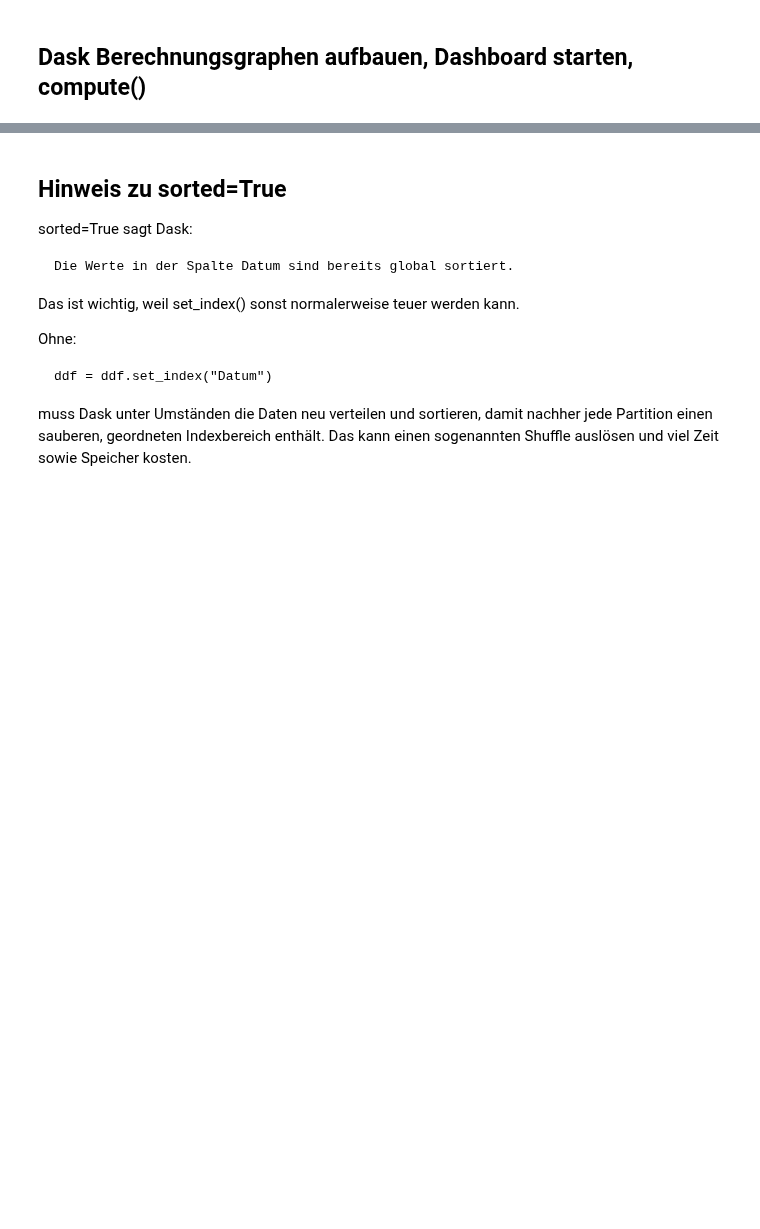
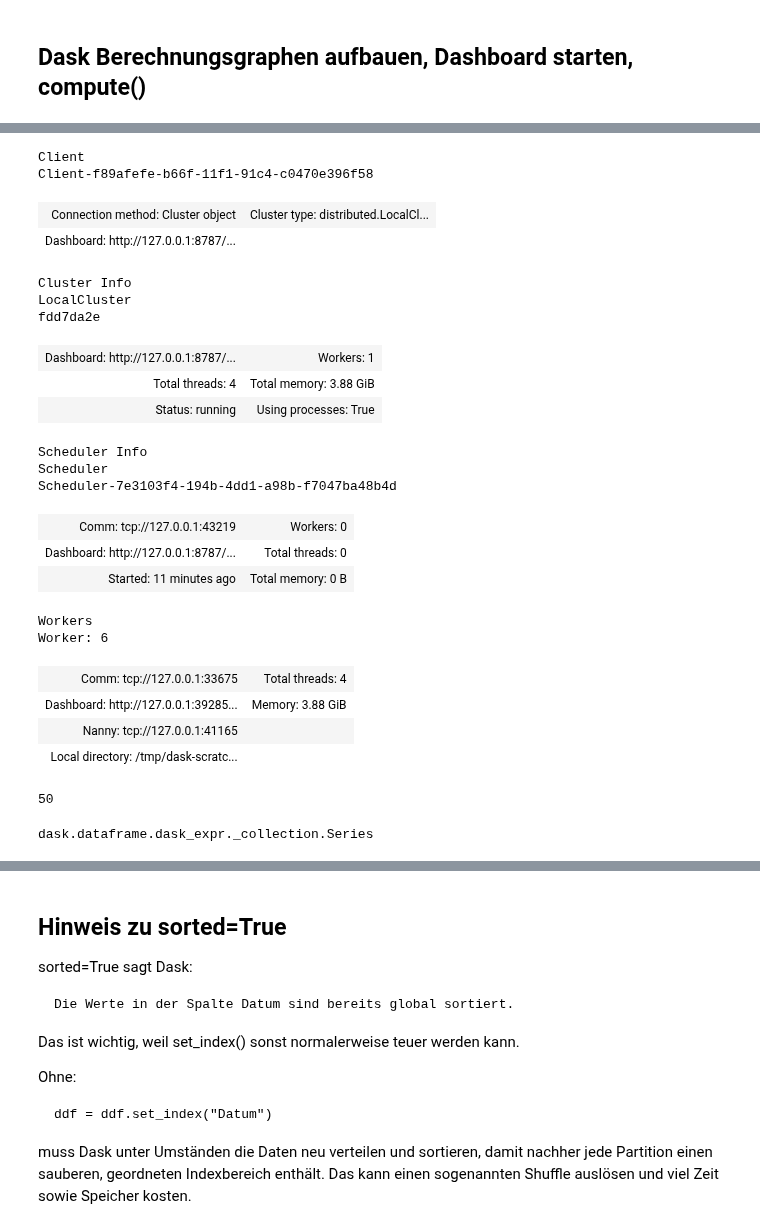
Before and after one commit to juebrauer/examples, a Jupyter notebook: 061_parquet_dask_pyspark/dask.ipynb, the cells around one changed output, grey strips where cells are left out. Cells and saved outputs as stored; diff of their text form; code cells hidden in the pictures; blank space fills up the shorter version.

```diff
--- a/061_parquet_dask_pyspark/dask.ipynb
+++ b/061_parquet_dask_pyspark/dask.ipynb
@@ -683,3 +700,36 @@ Anzahl Partitionen: 50
+# %%
+client
+# %% [output]
+Client
+Client-f89afefe-b66f-11f1-91c4-c0470e396f58
+| Connection method: Cluster object | Cluster type: distributed.LocalCl... |
+| Dashboard: http://127.0.0.1:8787/... |  |
+Cluster Info
+LocalCluster
+fdd7da2e
+| Dashboard: http://127.0.0.1:8787/... | Workers: 1 |
+| Total threads: 4 | Total memory: 3.88 GiB |
+| Status: running | Using processes: True |
+Scheduler Info
+Scheduler
+Scheduler-7e3103f4-194b-4dd1-a98b-f7047ba48b4d
+| Comm: tcp://127.0.0.1:43219 | Workers: 0 |
+| Dashboard: http://127.0.0.1:8787/... | Total threads: 0 |
+| Started: 11 minutes ago | Total memory: 0 B |
+Workers
+Worker: 6
+| Comm: tcp://127.0.0.1:33675 | Total threads: 4 |
+| Dashboard: http://127.0.0.1:39285... | Memory: 3.88 GiB |
+| Nanny: tcp://127.0.0.1:41165 |  |
+| Local directory: /tmp/dask-scratc... |  |
+# %%
+ddf.npartitions
+# %% [output]
+50
+# %%
+type(geglaettet)
+# %% [output]
+dask.dataframe.dask_expr._collection.Series
 # %%
 # Den Dask Task-Graph visualisieren
 ddf.visualize()
```
Also changed, not shown: parts of 5 cells of this notebook, 4 other files.
